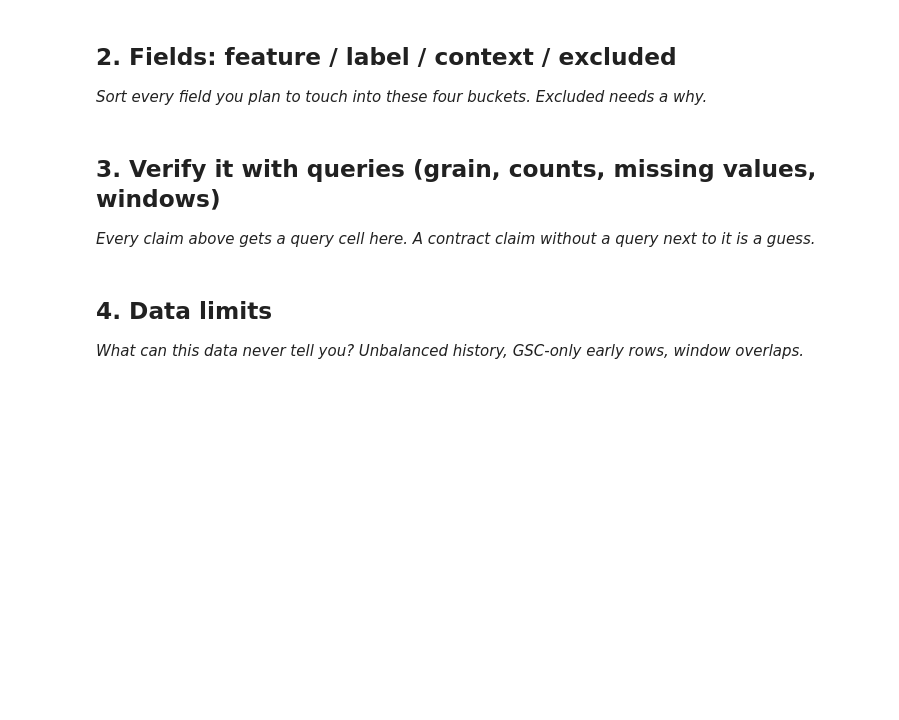
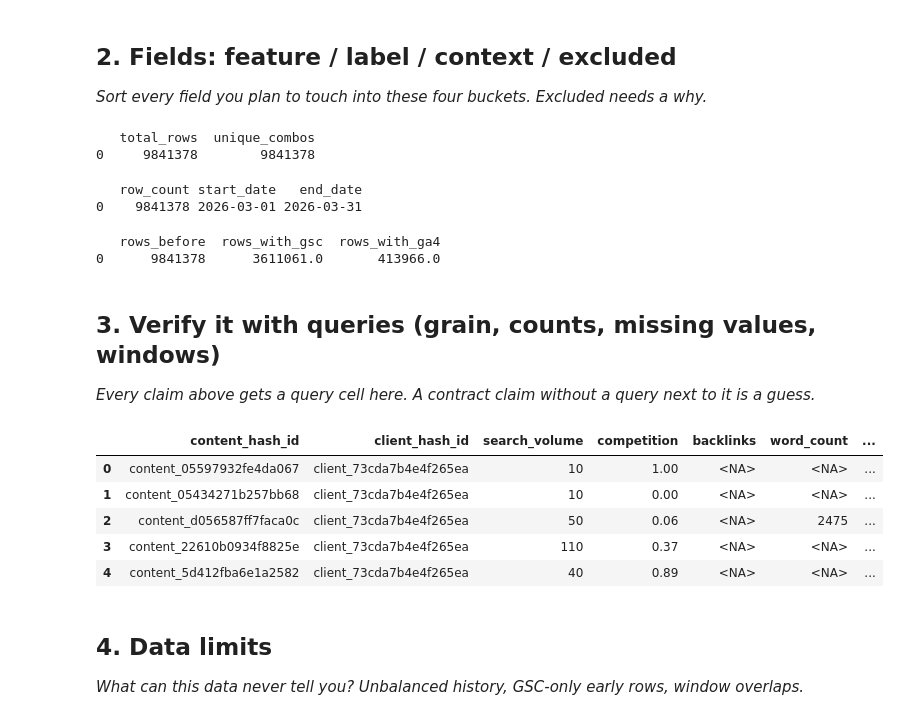
Before and after one commit to abbottabad123/flyrank-ml-track, a Jupyter notebook: work/notebooks/w03_data_contract.ipynb, the cells around one changed output. Cells and saved outputs as stored; diff of their text form; code cells hidden in the pictures; blank space fills up the shorter version.

```diff
--- a/work/notebooks/w03_data_contract.ipynb
+++ b/work/notebooks/w03_data_contract.ipynb
@@ -23,3 +49,38 @@ This skeleton is yours to fill. Work the sections **in order** — each one has
+# %%
+grain_check = con.execute(f"""
+    SELECT
+        COUNT(*) as total_rows,
+        COUNT(DISTINCT (client_hash_id, content_hash_id, report_date)) as unique_combos
+    FROM '{fact_march_path}'
+""").df()
+print(grain_check)
+# %% [output]
+   total_rows  unique_combos
+0     9841378        9841378
+# %%
+date_span = con.execute(f"""
+    SELECT
+        COUNT(*) as row_count,
+        MIN(report_date) as start_date,
+        MAX(report_date) as end_date
+    FROM '{fact_march_path}'
+""").df()
+print(date_span)
+# %% [output]
+   row_count start_date   end_date
+0    9841378 2026-03-01 2026-03-31
+# %%
+availability = con.execute(f"""
+    SELECT
+        COUNT(*) as rows_before,
+        SUM(CASE WHEN gsc_data_available IS TRUE THEN 1 ELSE 0 END) as rows_with_gsc,
+        SUM(CASE WHEN ga4_data_available IS TRUE THEN 1 ELSE 0 END) as rows_with_ga4
+    FROM '{fact_march_path}'
+""").df()
+print(availability)
+# %% [output]
+   rows_before  rows_with_gsc  rows_with_ga4
+0      9841378      3611061.0       413966.0
 # %% [markdown]
 ## 3. Verify it with queries (grain, counts, missing values, windows)
 
@@ -30,3 +88,30 @@ This skeleton is yours to fill. Work the sections **in order** — each one has
+# %%
+features = con.execute(f"""
+    SELECT
+        dc.content_hash_id,
+        dc.client_hash_id,
+        dc.search_volume,
+        dc.competition,
+        dc.backlinks,
+        dc.word_count,
+        AVG(f.gsc_avg_position) as avg_position_march
+    FROM '{dim_content_path}' dc
+    JOIN '{fact_march_path}' f
+        ON dc.content_hash_id = f.content_hash_id
+        AND dc.client_hash_id = f.client_hash_id
+    WHERE dc.is_deleted IS FALSE
+    GROUP BY dc.content_hash_id, dc.client_hash_id, dc.search_volume,
+             dc.competition, dc.backlinks, dc.word_count
+""").df()
+
+features.head()
+# %% [output]
+|  | content_hash_id | client_hash_id | search_volume | competition | backlinks | word_count | ... |
+| 0 | content_05597932fe4da067 | client_73cda7b4e4f265ea | 10 | 1.00 | <NA> | <NA> | ... |
+| 1 | content_05434271b257bb68 | client_73cda7b4e4f265ea | 10 | 0.00 | <NA> | <NA> | ... |
+| 2 | content_d056587ff7faca0c | client_73cda7b4e4f265ea | 50 | 0.06 | <NA> | 2475 | ... |
+| 3 | content_22610b0934f8825e | client_73cda7b4e4f265ea | 110 | 0.37 | <NA> | <NA> | ... |
+| 4 | content_5d412fba6e1a2582 | client_73cda7b4e4f265ea | 40 | 0.89 | <NA> | <NA> | ... |
 # %% [markdown]
 ## 4. Data limits
 
```
Also changed, not shown: parts of 9 cells of this notebook.
